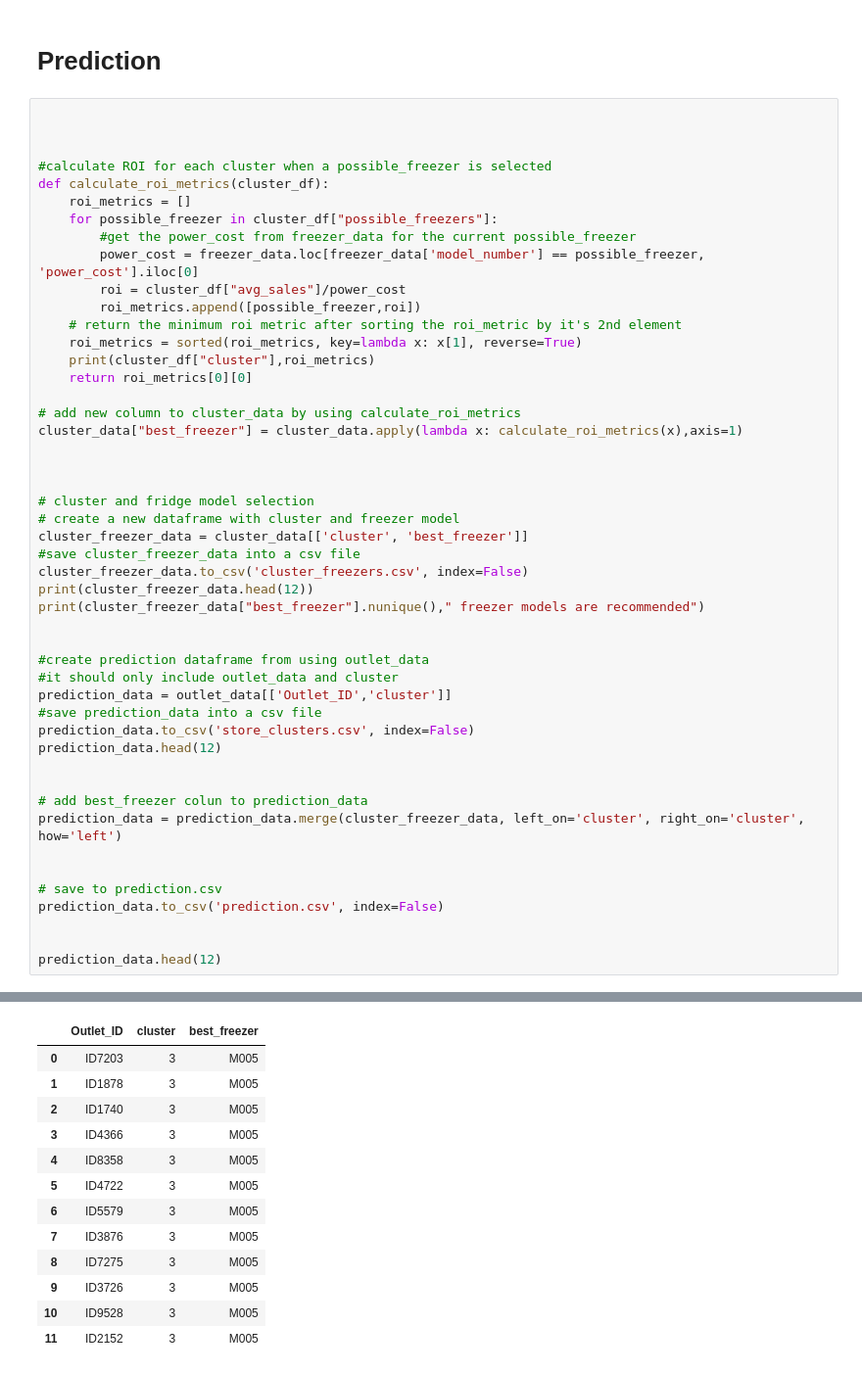
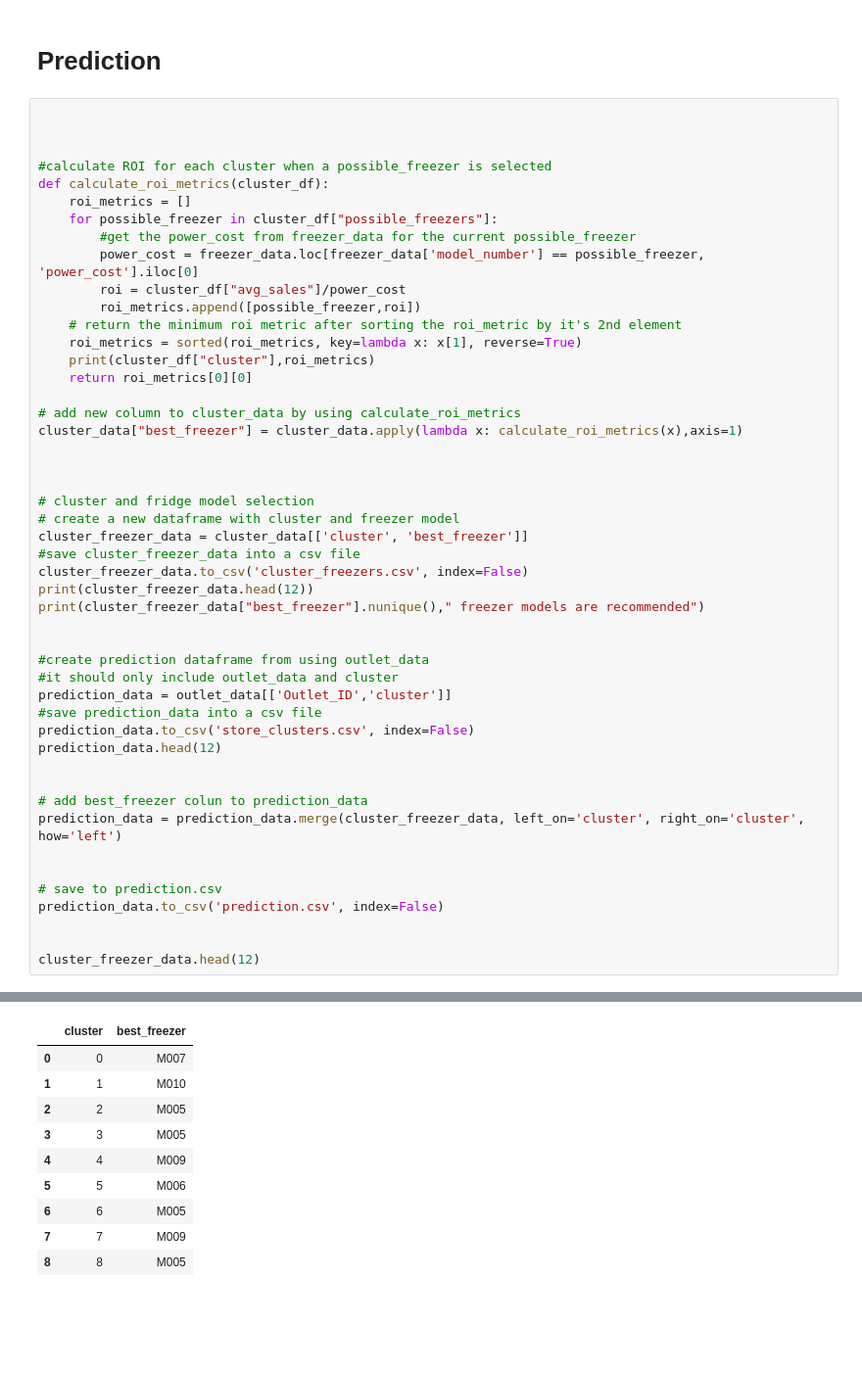
Before and after one commit to ChamaruAmasara/DataStorm-4-Team-Revolt-SemiFinals, a Jupyter notebook: revolt.ipynb, the cells around one changed output, grey strips where cells are left out. Shown at 98% size. Saved outputs shown, nothing was run; the diff lists cells and outputs as text; blank space fills up the shorter version.

```diff
--- a/revolt.ipynb
+++ b/revolt.ipynb
@@ -510,44 +510,41 @@ prediction_data.head(12)
 
 # add best_freezer colun to prediction_data
 prediction_data = prediction_data.merge(cluster_freezer_data, left_on='cluster', right_on='cluster', how='left')
 
 
 # save to prediction.csv
 prediction_data.to_csv('prediction.csv', index=False)
 
 
-prediction_data.head(12)
+cluster_freezer_data.head(12)
 # %% [output]
 0 [['M007', 21.765548806361046], ['M003', 20.40520200596348], ['M005', 18.65618469116661]]
 1 [['M010', 29.185843000581425]]
 2 [['M005', 39.56449396667212]]
 3 [['M005', 18.571519895240634], ['M010', 14.44451547407605]]
 4 [['M009', 19.721673458523163], ['M007', 18.406895227954955], ['M003', 17.25646427620777], ['M005', 15.77733876681853]]
 5 [['M006', 24.754741488937505], ['M009', 23.870643578618306], ['M002', 23.870643578618306]]
 6 [['M005', 27.417477968342194], ['M010', 21.324705086488375]]
 7 [['M009', 13.451247613452637], ['M007', 12.554497772555793], ['M003', 11.769841661771057]]
 8 [['M005', 34.11928854841035], ['M010', 26.537224426541385]]
    cluster best_freezer
 0        0         M007
 1        1         M010
 2        2         M005
 3        3         M005
 4        4         M009
 5        5         M006
 6        6         M005
 7        7         M009
 8        8         M005
 5  freezer models are recommended
-|  | Outlet_ID | cluster | best_freezer |
-| 0 | ID7203 | 3 | M005 |
-| 1 | ID1878 | 3 | M005 |
-| 2 | ID1740 | 3 | M005 |
-| 3 | ID4366 | 3 | M005 |
-| 4 | ID8358 | 3 | M005 |
-| 5 | ID4722 | 3 | M005 |
-| 6 | ID5579 | 3 | M005 |
-| 7 | ID3876 | 3 | M005 |
-| 8 | ID7275 | 3 | M005 |
-| 9 | ID3726 | 3 | M005 |
-| 10 | ID9528 | 3 | M005 |
-| 11 | ID2152 | 3 | M005 |
+|  | cluster | best_freezer |
+| 0 | 0 | M007 |
+| 1 | 1 | M010 |
+| 2 | 2 | M005 |
+| 3 | 3 | M005 |
+| 4 | 4 | M009 |
+| 5 | 5 | M006 |
+| 6 | 6 | M005 |
+| 7 | 7 | M009 |
+| 8 | 8 | M005 |
```
Also changed, not shown: 1 other file.
